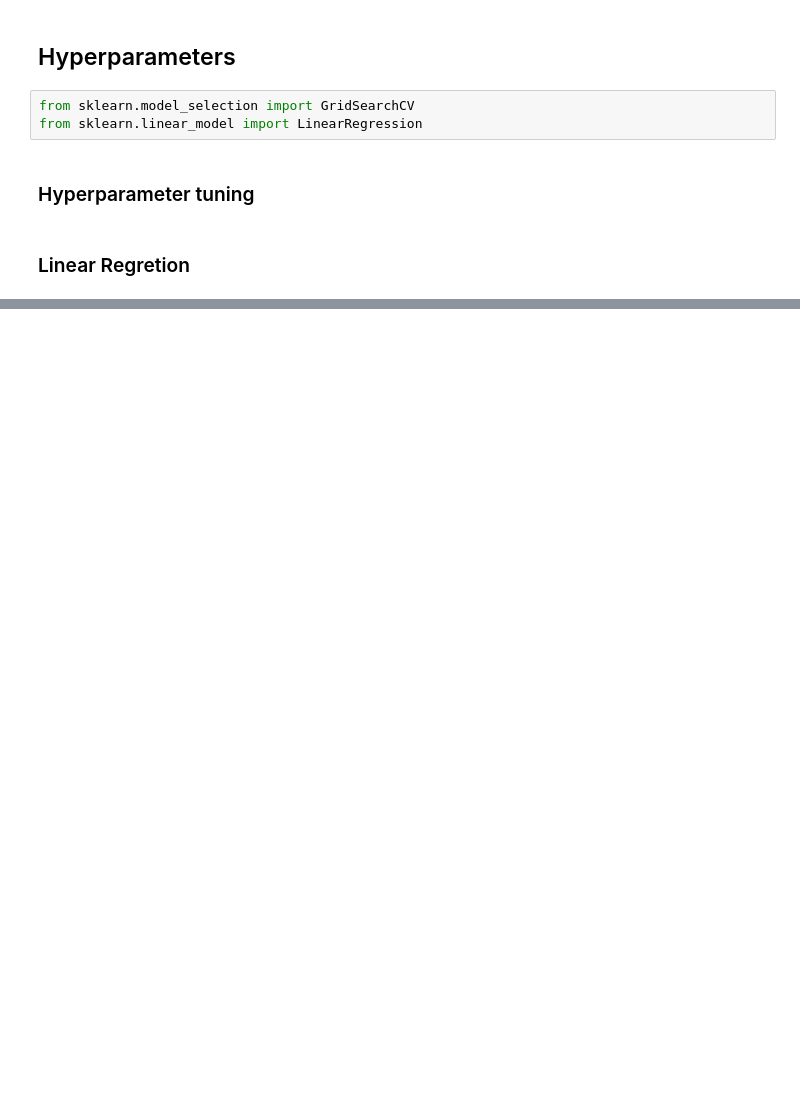
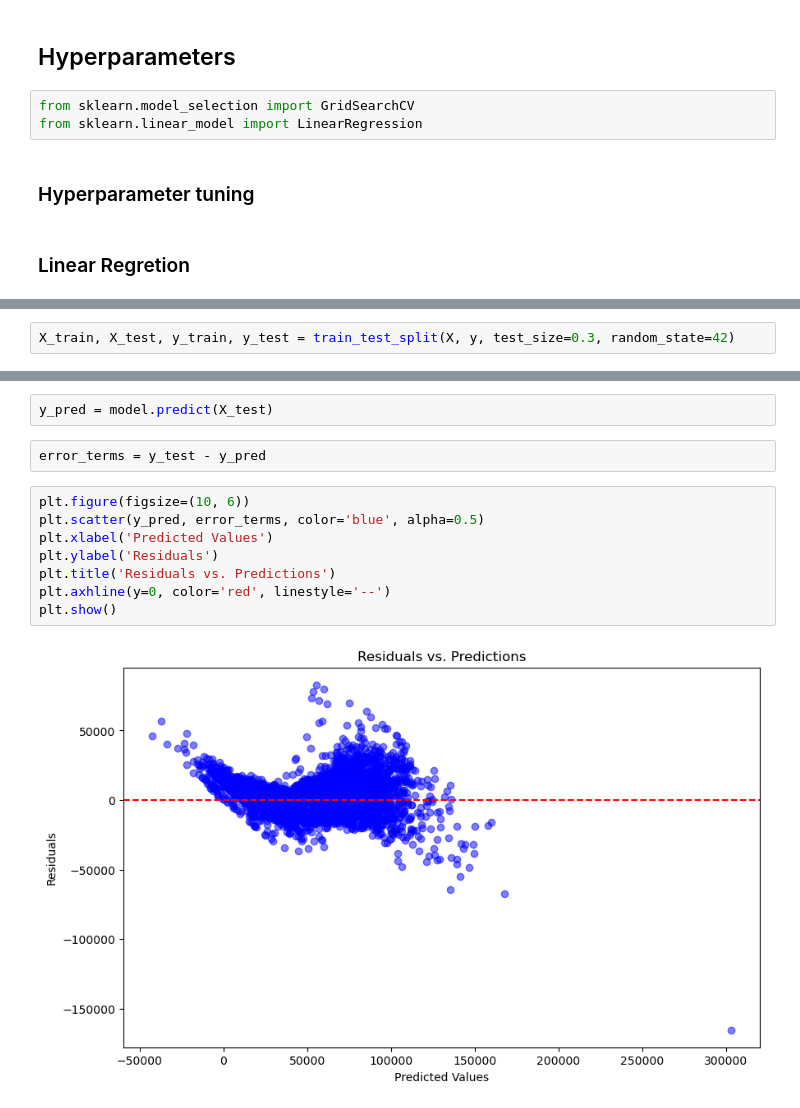
Before and after one commit to derlyai/CA-2-Capstone-Report-Strategic-Thinking, a Jupyter notebook: C2.ipynb, the cells around one changed output, grey strips where cells are left out. Cells and saved outputs as stored; diff of their text form; blank space fills up the shorter version.

```diff
--- a/C2.ipynb
+++ b/C2.ipynb
@@ -582,0 +594,2 @@ Plotting the TP, FP, TN, FN with a confussion matrix and heat map
+# %%
+X_train, X_test, y_train, y_test = train_test_split(X, y, test_size=0.3, random_state=42)
@@ -582,0 +601,14 @@ Plotting the TP, FP, TN, FN with a confussion matrix and heat map
+# %%
+y_pred = model.predict(X_test)
+# %%
+error_terms = y_test - y_pred
+# %%
+plt.figure(figsize=(10, 6))
+plt.scatter(y_pred, error_terms, color='blue', alpha=0.5)
+plt.xlabel('Predicted Values')
+plt.ylabel('Residuals')
+plt.title('Residuals vs. Predictions')
+plt.axhline(y=0, color='red', linestyle='--')
+plt.show()
+# %% [output]
+[figure, added]
```
Also changed, not shown: parts of 101 cells of this notebook.
